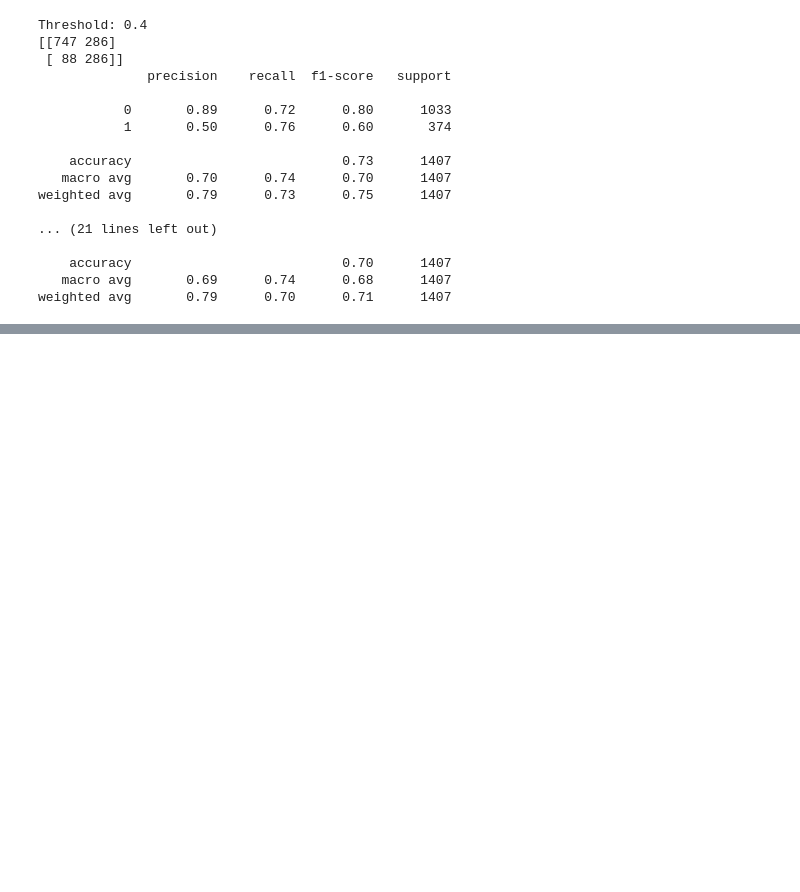
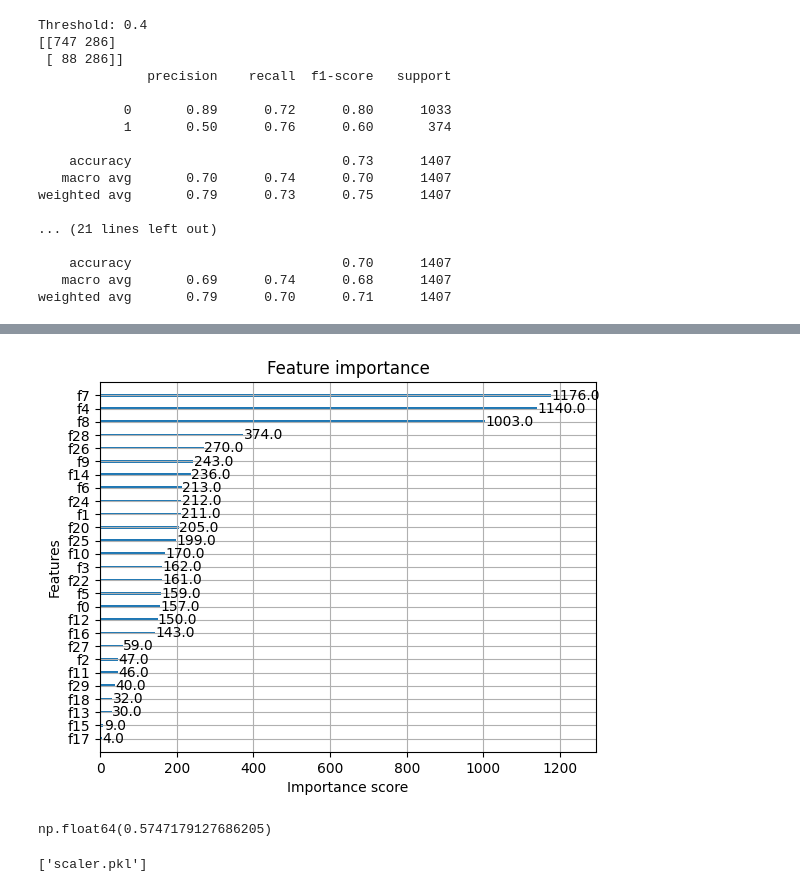
Before and after one commit to Parveez19/Customer-Churn-Prediction, a Jupyter notebook: Customer_churn.ipynb, the cells around one changed output, grey strips where cells are left out. Drawn from its saved outputs; the diff is of its cells as text; code cells hidden in the pictures; blank space fills up the shorter version.

Commit message:
making streamlit app for the model

```diff
--- a/Customer_churn.ipynb
+++ b/Customer_churn.ipynb
@@ -425,0 +415,3 @@ weighted avg       0.79      0.70      0.71      1407
+# %%
+X_train = X_train.apply(pd.to_numeric, errors='coerce')
+X_test = X_test.apply(pd.to_numeric, errors='coerce')
@@ -425,0 +459,38 @@ weighted avg       0.79      0.70      0.71      1407
+# %%
+X_train = X_train.drop("customerID", axis=1)
+X_test = X_test.drop("customerID", axis=1)
+# %%
+scaler = StandardScaler()
+X_train_scaled = scaler.fit_transform(X_train)
+X_test_scaled = scaler.transform(X_test)
+# %%
+from sklearn.model_selection import RandomizedSearchCV
+
+params = {
+    'n_estimators': [100, 200, 300, 500],
+    'learning_rate': [0.01, 0.05, 0.1, 0.2],
+    'max_depth': [3, 4, 5, 6, 7],
+    'subsample': [0.7, 0.8, 1],
+    'colsample_bytree': [0.7, 0.8, 1]
+}
+
+xgb = XGBClassifier()
+
+rs = RandomizedSearchCV(xgb, params, cv=3, n_iter=20, scoring='f1', n_jobs=-1)
+rs.fit(X_train_scaled, y_train)
+
+best_model = rs.best_estimator_
+# %%
+import matplotlib.pyplot as plt
+from xgboost import plot_importance
+
+plot_importance(best_model)
+plt.show()
+# %% [output]
+[figure, added]
+# %%
+from sklearn.model_selection import cross_val_score
+scores = cross_val_score(best_model, X_train_scaled, y_train, cv=5, scoring='f1')
+scores.mean()
+# %% [output]
+np.float64(0.5747179127686205)
@@ -425,0 +499,6 @@ weighted avg       0.79      0.70      0.71      1407
+# %%
+import joblib
+joblib.dump(best_model, "churn_model.pkl")
+joblib.dump(scaler, "scaler.pkl")
+# %% [output]
+['scaler.pkl']
```
Also changed, not shown: parts of 22 cells of this notebook, 3 other files.
